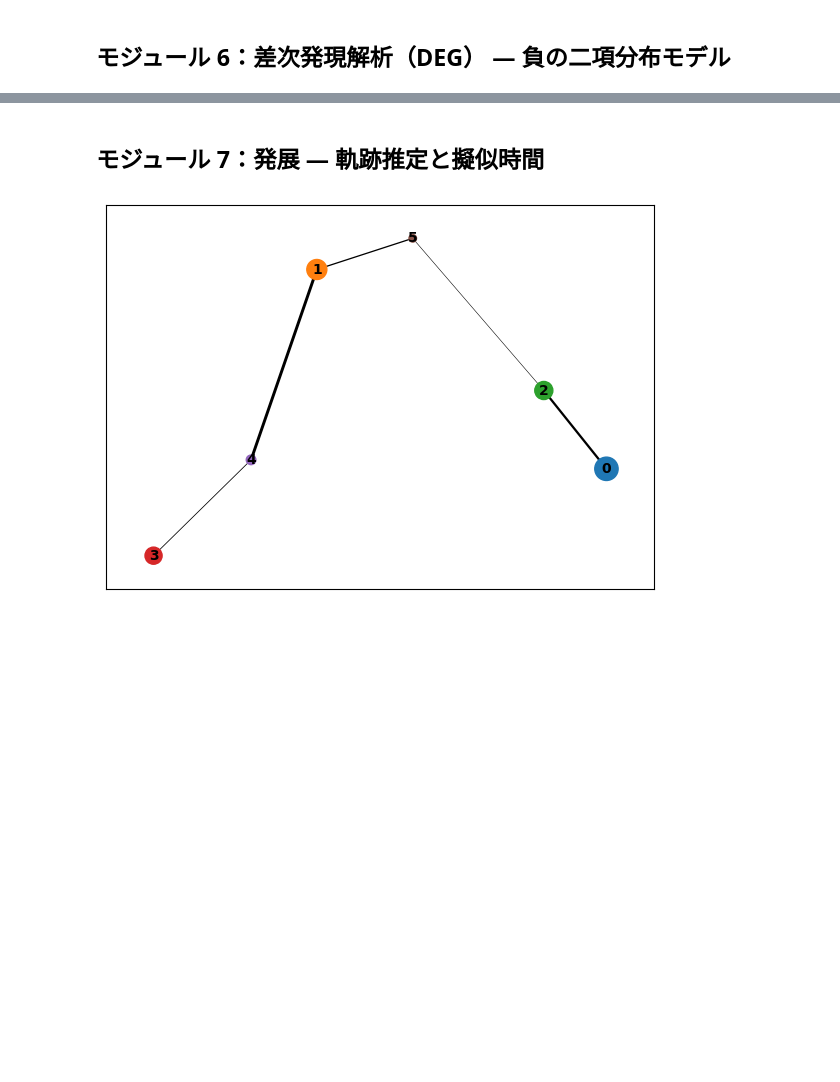
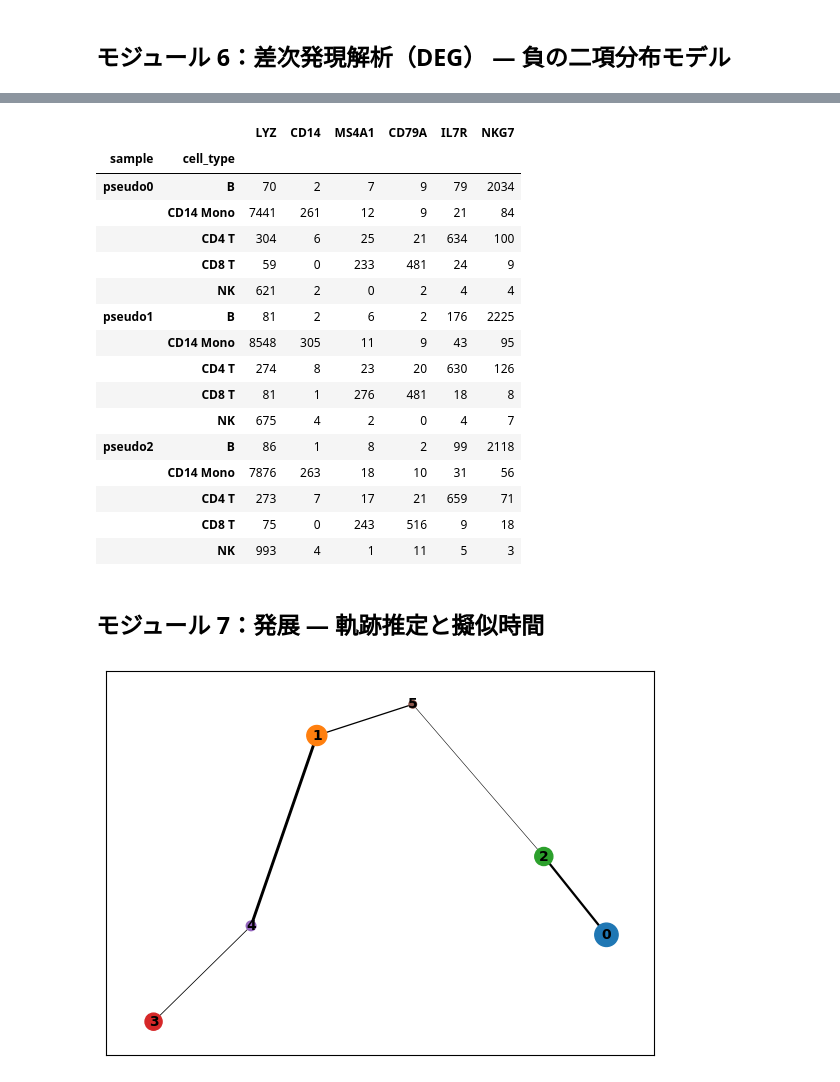
Before and after one commit to iwaokimura/study-sc-rna-seq, a Jupyter notebook: course/sc-rna-seq.ipynb, the cells around one changed output, grey strips where cells are left out. Drawn from its saved outputs; the diff is of its cells as text; code cells hidden in the pictures; blank space fills up the shorter version.

```diff
--- a/course/sc-rna-seq.ipynb
+++ b/course/sc-rna-seq.ipynb
@@ -122,23 +137,54 @@ sc.pl.rank_genes_groups_violin(adata, groups='CD14 Mono', n_genes=8)
 # %%
-
 import numpy as np
 import pandas as pd
+import scipy.sparse as sp
 
-# ※ PBMC 3k データには 'sample' 列がないため，以下は複数サンプルがある場合の例示
-# adata.obs['sample'] 列が存在する前提
+# 1. 生カウント行列を読み直し，QC 後の細胞に揃える
+#    （この時点の adata.X は正規化・対数変換・HVG 抽出・スケーリング済みで，足し合わせても意味がない）
+counts = sc.read_10x_mtx('data/filtered_gene_bc_matrices/hg19/', var_names='gene_symbols')
+counts.var_names_make_unique()
+counts = counts[adata.obs_names, :].copy()
+counts.obs['cell_type'] = adata.obs['cell_type'].values
 
-pseudobulk_rows = []
-pseudobulk_index = []
-for (sample, cell_type), idx in adata.obs.groupby(['sample', 'cell_type']).groups.items():
-    mat = adata[idx, :].X
-    # 疎行列（scipy sparse）は sum(axis=0) が matrix 型を返すため，1D 配列に変換する
-    counts = np.asarray(mat.sum(axis=0)).flatten()
-    pseudobulk_rows.append(counts)
-    pseudobulk_index.append((sample, cell_type))
+# 2. 細胞を無作為に K 個の仮サンプルに割り当てる（単一ドナーなので生物学的反復ではない）
+K = 3
+rng = np.random.default_rng(0)
+counts.obs['sample'] = pd.Categorical([f'pseudo{s}' for s in rng.integers(K, size=counts.n_obs)])
+print(pd.crosstab(counts.obs['sample'], counts.obs['cell_type']))
+
+# 3. 所属行列 A ∈ {0,1}^{k×n}：A[g, i] = 1 ⇔ 細胞 i がグループ g = (sample, cell_type) に属する
+keys = counts.obs['sample'].astype(str) + '|' + counts.obs['cell_type'].astype(str)
+group = pd.Categorical(keys)
+n = counts.n_obs
+k = len(group.categories)
+A = sp.csr_matrix((np.ones(n), (group.codes, np.arange(n))), shape=(k, n))
+
+# 4. 擬似バルク行列 Y = A X（k × m）
+X = counts.X  # n × m の生カウント（疎行列）
+Y = (A @ X).toarray().astype(np.int64)
+print(f'X: {X.shape}, A: {A.shape}, Y: {Y.shape}')
 
 pseudobulk = pd.DataFrame(
-    pseudobulk_rows,
-    index=pd.MultiIndex.from_tuples(pseudobulk_index, names=['sample', 'cell_type']),
-    columns=adata.var_names,
+    Y,
+    index=pd.MultiIndex.from_tuples([tuple(g.split('|')) for g in group.categories],
+                                    names=['sample', 'cell_type']),
+    columns=counts.var_names,
 )
+
+# 5. 検算
+assert Y.sum() == X.sum()                                   # 総カウントは保存される
+n_cells = counts.obs.groupby(['sample', 'cell_type'], observed=True).size()
+n_cells.index = n_cells.index.map(lambda t: tuple(map(str, t)))
+assert (np.asarray(A.sum(axis=1)).ravel() == n_cells.loc[pseudobulk.index].values).all()  # A の行和 = 各グループの細胞数
+
+agg = sc.get.aggregate(counts, by=['sample', 'cell_type'], func='sum')  # Scanpy 組み込み関数と一致するか
+agg_sum = agg.layers['sum']
+agg_df = pd.DataFrame(agg_sum.toarray() if sp.issparse(agg_sum) else np.asarray(agg_sum),
+                      index=pd.MultiIndex.from_frame(agg.obs[['sample', 'cell_type']].astype(str)),
+                      columns=agg.var_names)
+assert (agg_df.loc[pseudobulk.index].values == Y).all()
+print('検算 OK')
+
+print(f'ゼロ成分の割合: X = {1 - X.nnz / np.prod(X.shape):.3f}, Y = {(Y == 0).mean():.3f}')
+pseudobulk[['LYZ', 'CD14', 'MS4A1', 'CD79A', 'IL7R', 'NKG7']]
 # %% [output]
@@ -146,3 +199,20 @@ KeyError: 'samples'
+|  |  | LYZ | CD14 | MS4A1 | CD79A | IL7R | NKG7 |
+| sample | cell_type |  |  |  |  |  |  |
+| pseudo0 | B | 70 | 2 | 7 | 9 | 79 | 2034 |
+|  | CD14 Mono | 7441 | 261 | 12 | 9 | 21 | 84 |
+|  | CD4 T | 304 | 6 | 25 | 21 | 634 | 100 |
+|  | CD8 T | 59 | 0 | 233 | 481 | 24 | 9 |
+|  | NK | 621 | 2 | 0 | 2 | 4 | 4 |
+| pseudo1 | B | 81 | 2 | 6 | 2 | 176 | 2225 |
+|  | CD14 Mono | 8548 | 305 | 11 | 9 | 43 | 95 |
+|  | CD4 T | 274 | 8 | 23 | 20 | 630 | 126 |
+|  | CD8 T | 81 | 1 | 276 | 481 | 18 | 8 |
+|  | NK | 675 | 4 | 2 | 0 | 4 | 7 |
+| pseudo2 | B | 86 | 1 | 8 | 2 | 99 | 2118 |
+|  | CD14 Mono | 7876 | 263 | 18 | 10 | 31 | 56 |
+|  | CD4 T | 273 | 7 | 17 | 21 | 659 | 71 |
+|  | CD8 T | 75 | 0 | 243 | 516 | 9 | 18 |
+|  | NK | 993 | 4 | 1 | 11 | 5 | 3 |
 # %% [markdown]
 ## モジュール 7：発展 — 軌跡推定と擬似時間
 # %%
```
Also changed, not shown: parts of 8 cells of this notebook, 2 other files.
